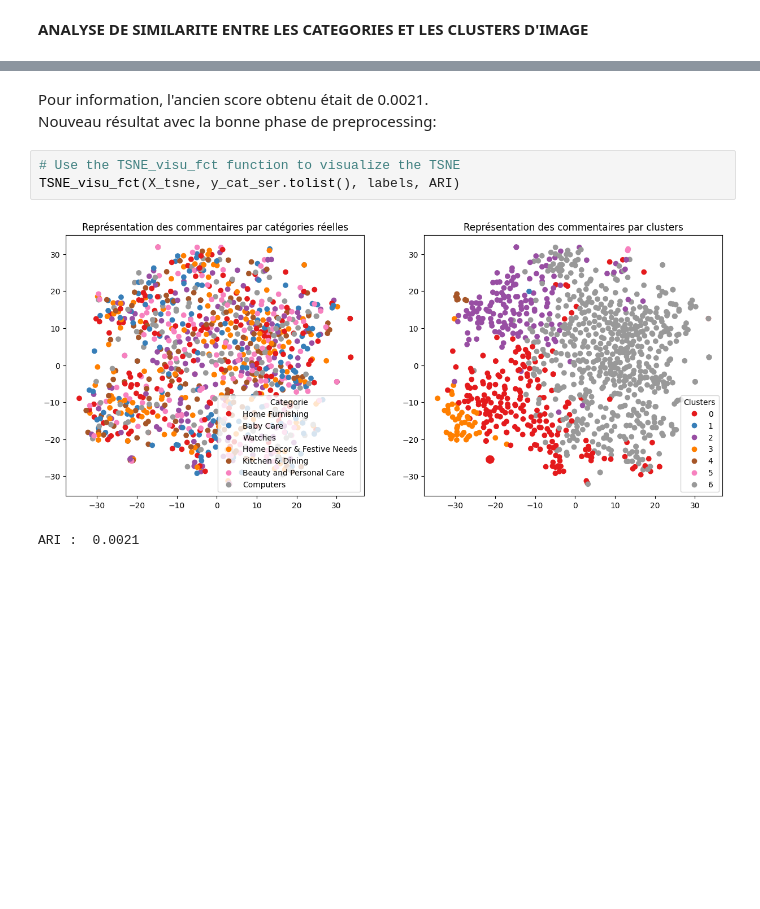
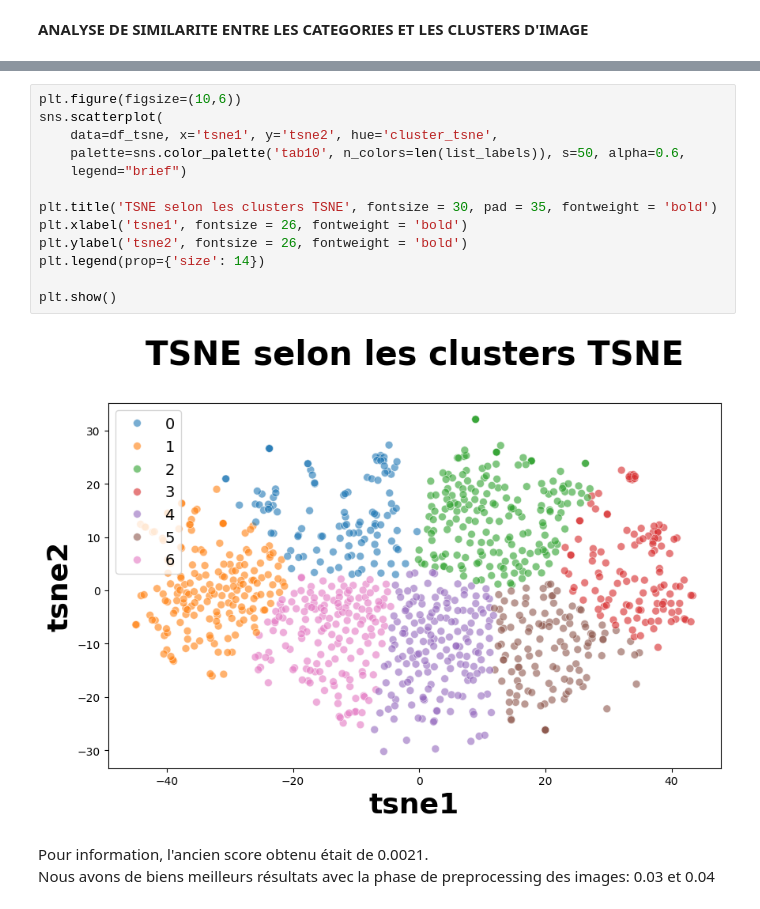
Before and after one commit to Hedredo/oc_projet_6, a Jupyter notebook: cnn.ipynb, the cells around one changed output, grey strips where cells are left out. Saved outputs shown, nothing was run; the diff lists cells and outputs as text; blank space fills up the shorter version.

```diff
--- a/cnn.ipynb
+++ b/cnn.ipynb
@@ -731,9 +770,19 @@ print("ARI : ", metrics.adjusted_rand_score(labels, cls.labels_))
+# %%
+plt.figure(figsize=(10,6))
+sns.scatterplot(
+    data=df_tsne, x='tsne1', y='tsne2', hue='cluster_tsne',
+    palette=sns.color_palette('tab10', n_colors=len(list_labels)), s=50, alpha=0.6,
+    legend="brief")
+
+plt.title('TSNE selon les clusters TSNE', fontsize = 30, pad = 35, fontweight = 'bold')
+plt.xlabel('tsne1', fontsize = 26, fontweight = 'bold')
+plt.ylabel('tsne2', fontsize = 26, fontweight = 'bold')
+plt.legend(prop={'size': 14})
+
+plt.show()
+# %% [output]
+[figure, added]
 # %% [markdown]
 Pour information, l'ancien score obtenu était de 0.0021.<br>
-Nouveau résultat avec la bonne phase de preprocessing:
+Nous avons de biens meilleurs résultats avec la phase de preprocessing des images:
+0.03 et 0.04
-# %%
-# Use the TSNE_visu_fct function to visualize the TSNE
-TSNE_visu_fct(X_tsne, y_cat_ser.tolist(), labels, ARI)
-# %% [output]
-[figure, removed]
-ARI :  0.0021
```
Also changed, not shown: parts of 18 cells of this notebook.
